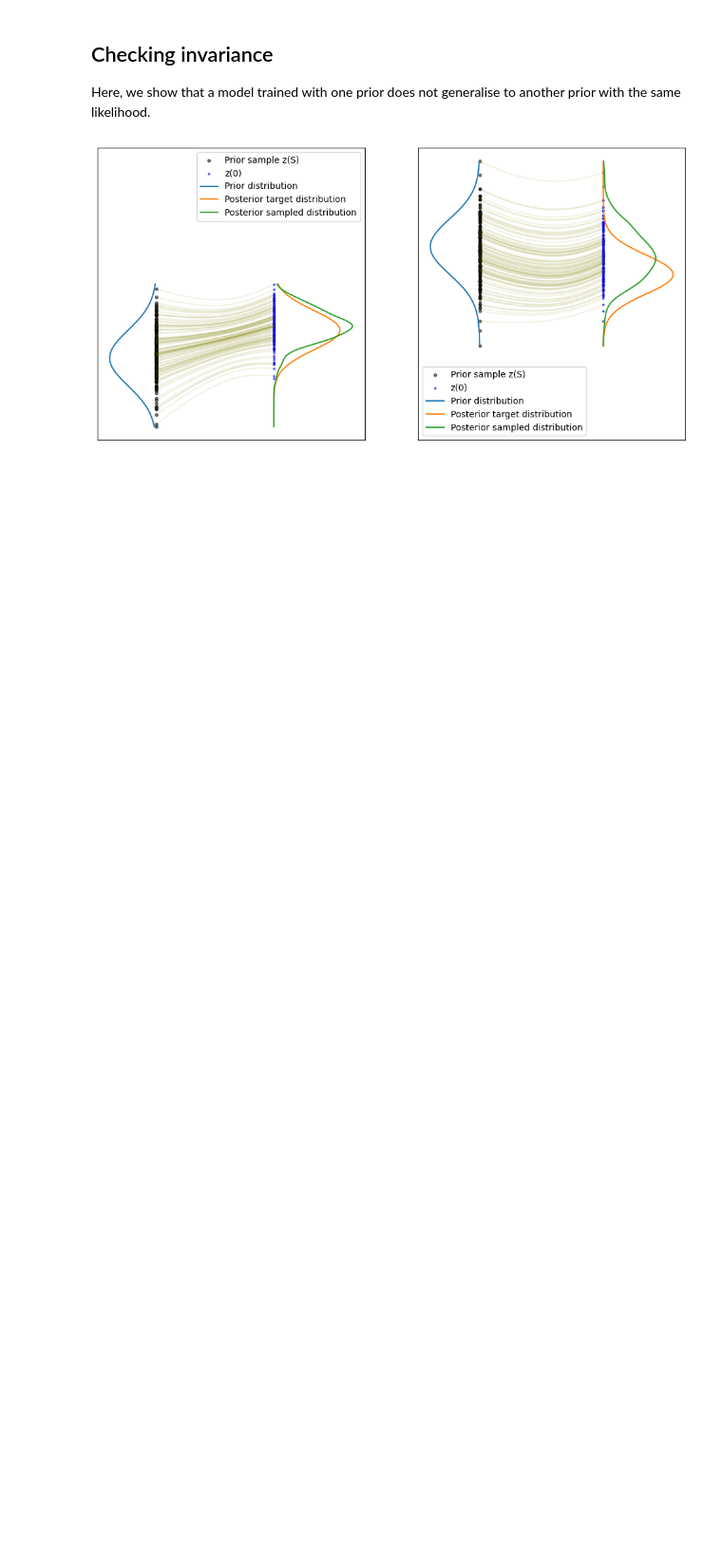
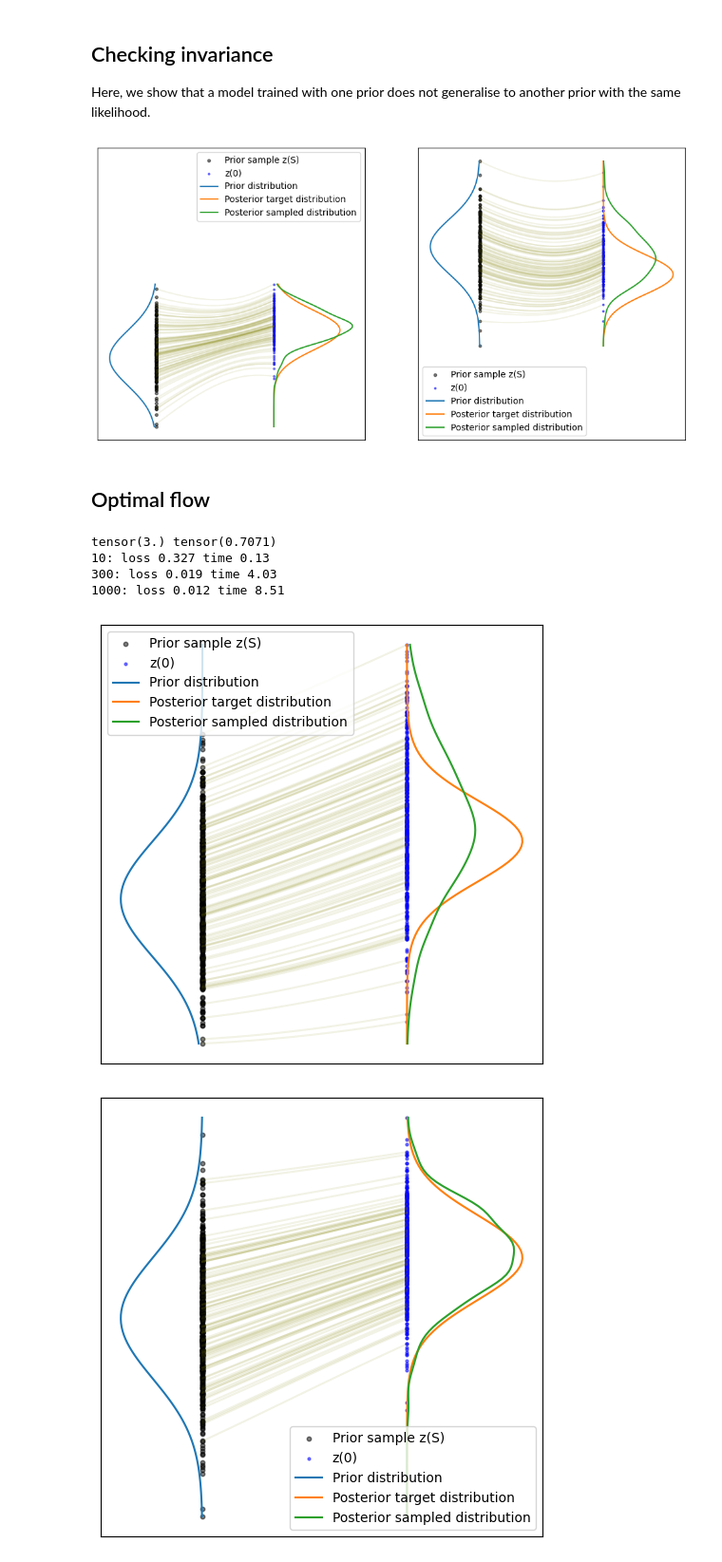
Before and after one commit to TobyBoyne/conditional-flow-matching, a Jupyter notebook: examples/notebooks/prior_to_posterior.ipynb, the cells around one changed output. Shown at 95% size. Saved outputs shown, nothing was run; the diff lists cells and outputs as text; code cells hidden in the pictures; blank space fills up the shorter version.

```diff
--- a/examples/notebooks/prior_to_posterior.ipynb
+++ b/examples/notebooks/prior_to_posterior.ipynb
@@ -130,3 +130,63 @@ for (shift, ax) in zip(shifts, axs):
 fig.savefig(f"{savedir}/dist_mismatch.pdf")
 # %% [output]
 [figure]
+# %% [markdown]
+## Optimal flow
+# %%
+# %%time
+sigma = 0.1
+dim = 1
+batch_size = 256
+model = MLP(dim=dim, time_varying=True)
+optimizer = torch.optim.Adam(model.parameters())
+FM = ExactOptimalTransportConditionalFlowMatcher(sigma=sigma)
+
+prior, posterior = get_conjugate_gaussians(
+    prior_mu=2.0,
+    prior_sigma=1.0,
+    ll_mu=4.0,
+    ll_sigma=1.0,
+)
+print(posterior.loc, posterior.scale)
+
+start = time.time()
+for k in range(1000):
+    optimizer.zero_grad()
+
+    x0 = prior.sample((batch_size, 1))
+    x1 = posterior.sample((batch_size, 1))
+
+    t, xt, ut = FM.sample_location_and_conditional_flow(x0, x1)
+
+    vt = model(torch.cat([xt, t[:, None]], dim=-1))
+    loss = torch.mean((vt - ut) ** 2)
+
+    loss.backward()
+    optimizer.step()
+
+    # if (k + 1) % 100 == 0:
+    if (k + 1) in (10, 300, 1000):
+        end = time.time()
+        print(f"{k+1}: loss {loss.item():0.3f} time {(end - start):0.2f}")
+        start = end
+        node = NeuralODE(
+            torch_wrapper(model), solver="dopri5", sensitivity="adjoint", atol=1e-4, rtol=1e-4
+        )
+        with torch.no_grad():
+            traj = node.trajectory(
+                prior.sample((500, 1)),
+                t_span=torch.linspace(0, 1, 100),
+            )
+            # traj.shape = [100, 1024, dim]
+            plot_trajectories_1d(
+                traj.cpu().numpy(),
+                prior, posterior)
+
+torch.save(model, f"{savedir}/cfm_ot_v1.pt")
+# %% [output]
+tensor(3.) tensor(0.7071)
+10: loss 0.327 time 0.13
+300: loss 0.019 time 4.03
+1000: loss 0.012 time 8.51
+[figure, added]
+[figure, added]
```
Also changed, not shown: parts of 4 cells of this notebook, 5 other files.
